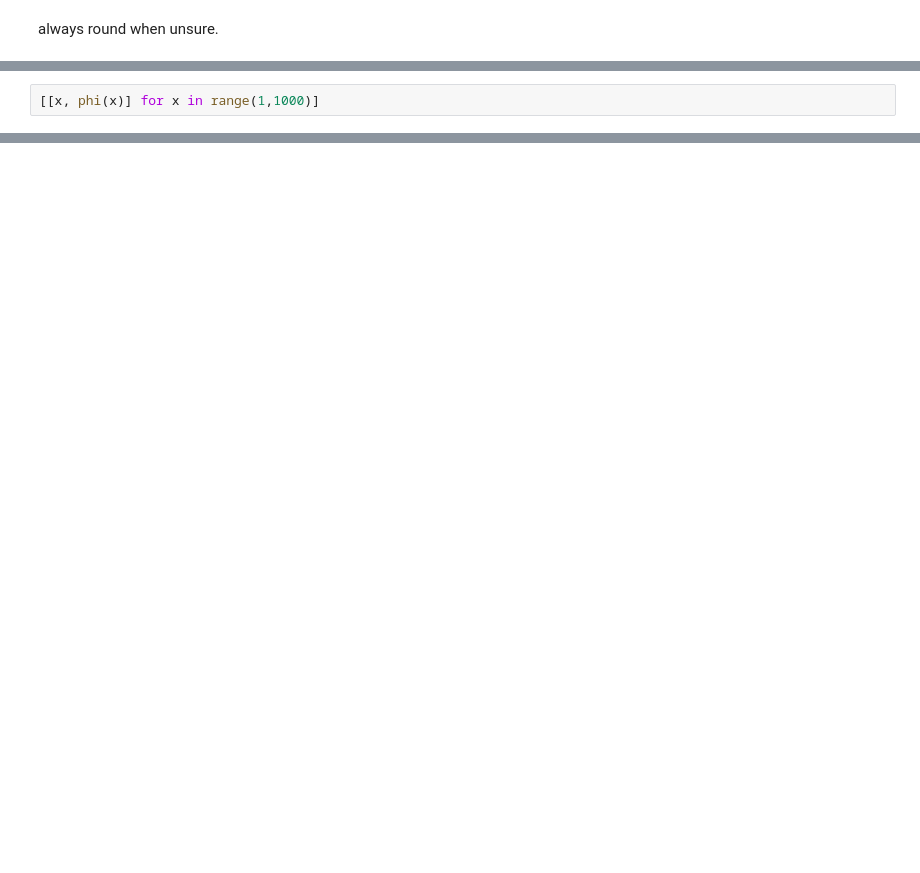
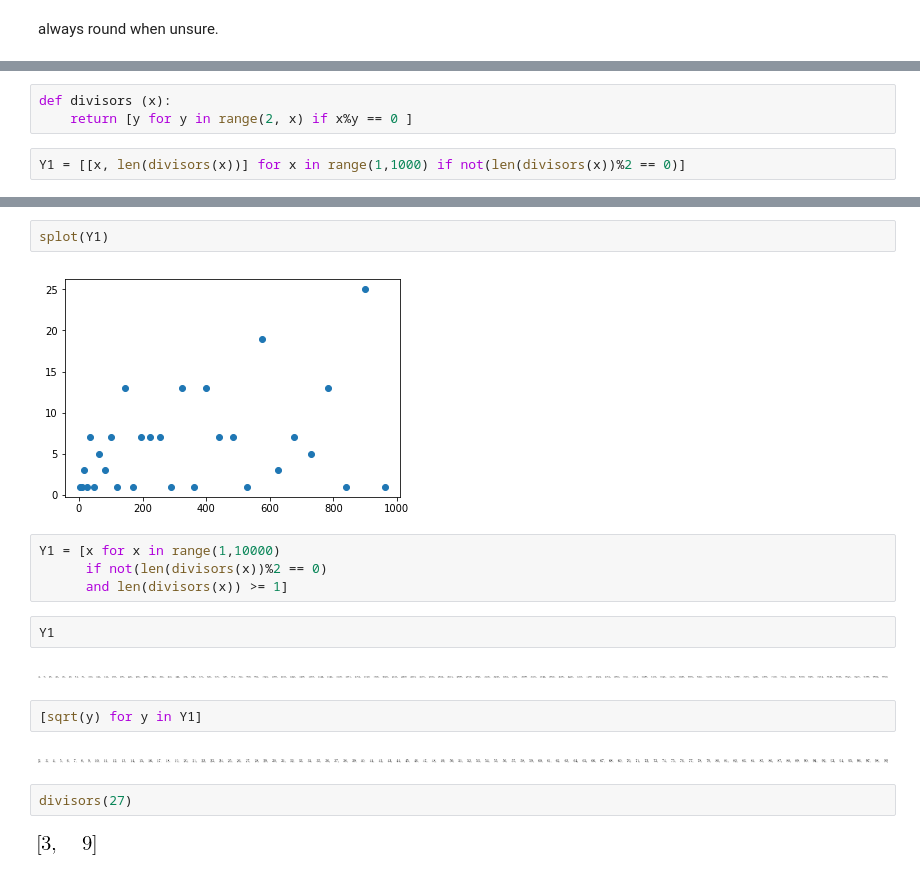
Before and after one commit to rjacuna/Numbers, a Jupyter notebook: hw5/5.ipynb, the cells around one changed output, grey strips where cells are left out. Cells and saved outputs as stored; diff of their text form; blank space fills up the shorter version.

```diff
--- a/hw5/5.ipynb
+++ b/hw5/5.ipynb
@@ -230,2 +177,5 @@ always round when unsure.
+# %%
+def divisors (x):
+    return [y for y in range(2, x) if x%y == 0 ]
 # %%
-[[x, phi(x)] for x in range(1,1000)]
+Y1 = [[x, len(divisors(x))] for x in range(1,1000) if not(len(divisors(x))%2 == 0)]
@@ -233,0 +182,20 @@ always round when unsure.
+# %%
+splot(Y1)
+# %% [output]
+[figure, added]
+# %%
+Y1 = [x for x in range(1,10000)
+      if not(len(divisors(x))%2 == 0)
+      and len(divisors(x)) >= 1]
+# %%
+Y1
+# %% [output]
+[figure, added]
+# %%
+[sqrt(y) for y in Y1]
+# %% [output]
+[figure, added]
+# %%
+divisors(27)
+# %% [output]
+[figure, added]
```
Also changed, not shown: parts of 34 cells of this notebook, 3 other files.
